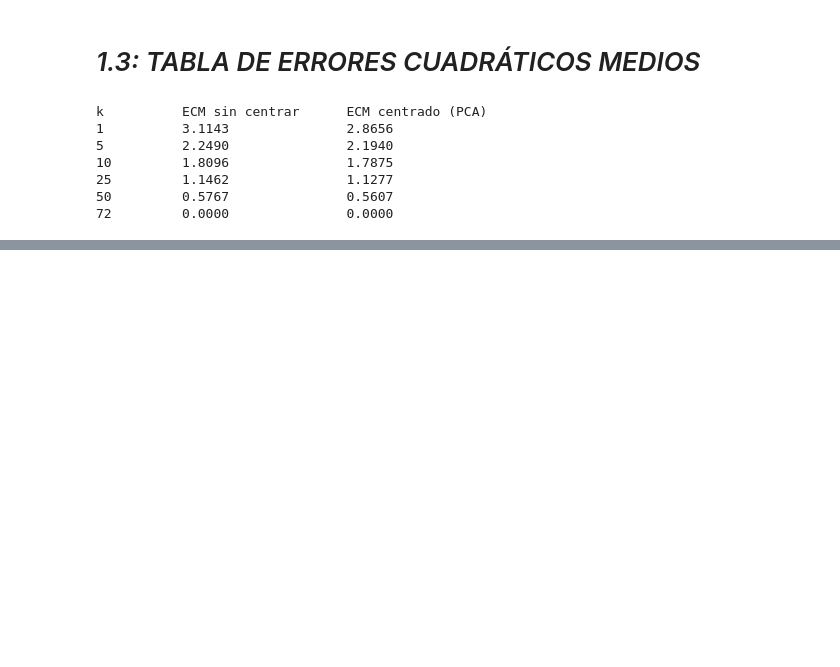
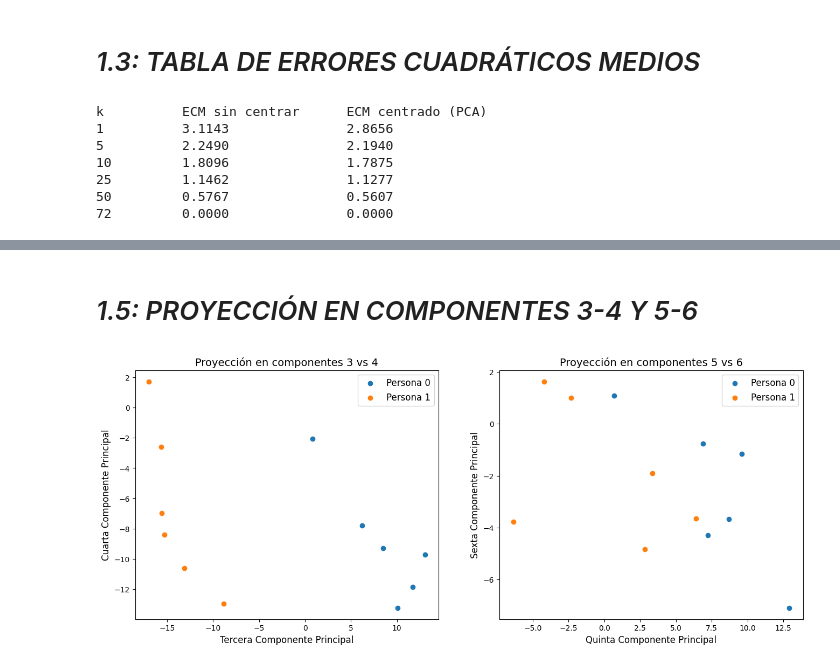
Before and after one commit to isidoragomezz/Proyecto-IMT2230, a Jupyter notebook: Proyecto Computacional/proyecto.ipynb, the cells around one changed output, grey strips where cells are left out. Saved outputs shown, nothing was run; the diff lists cells and outputs as text; code cells hidden in the pictures; blank space fills up the shorter version.

```diff
--- a/Proyecto Computacional/proyecto.ipynb
+++ b/Proyecto Computacional/proyecto.ipynb
@@ -330,0 +237,36 @@ NameError: name 'np' is not defined
+# %% [markdown]
+# *1.5: PROYECCIÓN EN COMPONENTES 3-4 Y 5-6*
+# %%
+#calculo los 6 componentes
+U, S, Vh= truncated_svd(A_centrada, 6)
+proyecciones_6d= (np.diag(S) @ Vh).T
+
+#creo una figura con 2 subplots para ambos graficos
+fig, (ax1, ax2)= plt.subplots(1, 2, figsize=(16, 6))
+
+#grafico para componentes 3 y 4 (índices 2 y 3 de las proyecciones)
+for persona in range(2):
+    indices= range(persona * 6, (persona + 1) * 6)
+    x= proyecciones_6d[indices, 2]
+    y= proyecciones_6d[indices, 3]
+    ax1.scatter(x, y, c=[colores[persona]], label=f'Persona {persona}')
+
+ax1.set_xlabel('Tercera Componente Principal', fontsize=12)
+ax1.set_ylabel('Cuarta Componente Principal', fontsize=12)
+ax1.set_title('Proyección en componentes 3 vs 4', fontsize=14)
+ax1.legend(fontsize=12)
+
+#grafico para componentes 5 y 6 (índices 4 y 5 de las proyecciones)
+for persona in range(2):
+    indices= range(persona * 6, (persona + 1) * 6)
+    x= proyecciones_6d[indices, 4]
+    y= proyecciones_6d[indices, 5]
+    ax2.scatter(x, y, c=[colores[persona]], label=f'Persona {persona}')
+
+ax2.set_xlabel('Quinta Componente Principal', fontsize=12)
+ax2.set_ylabel('Sexta Componente Principal', fontsize=12)
+ax2.set_title('Proyección en componentes 5 vs 6', fontsize=14)
+ax2.legend(fontsize=12)
+plt.show()
+# %% [output]
+[figure, added]
```
Also changed, not shown: parts of 5 cells of this notebook.
